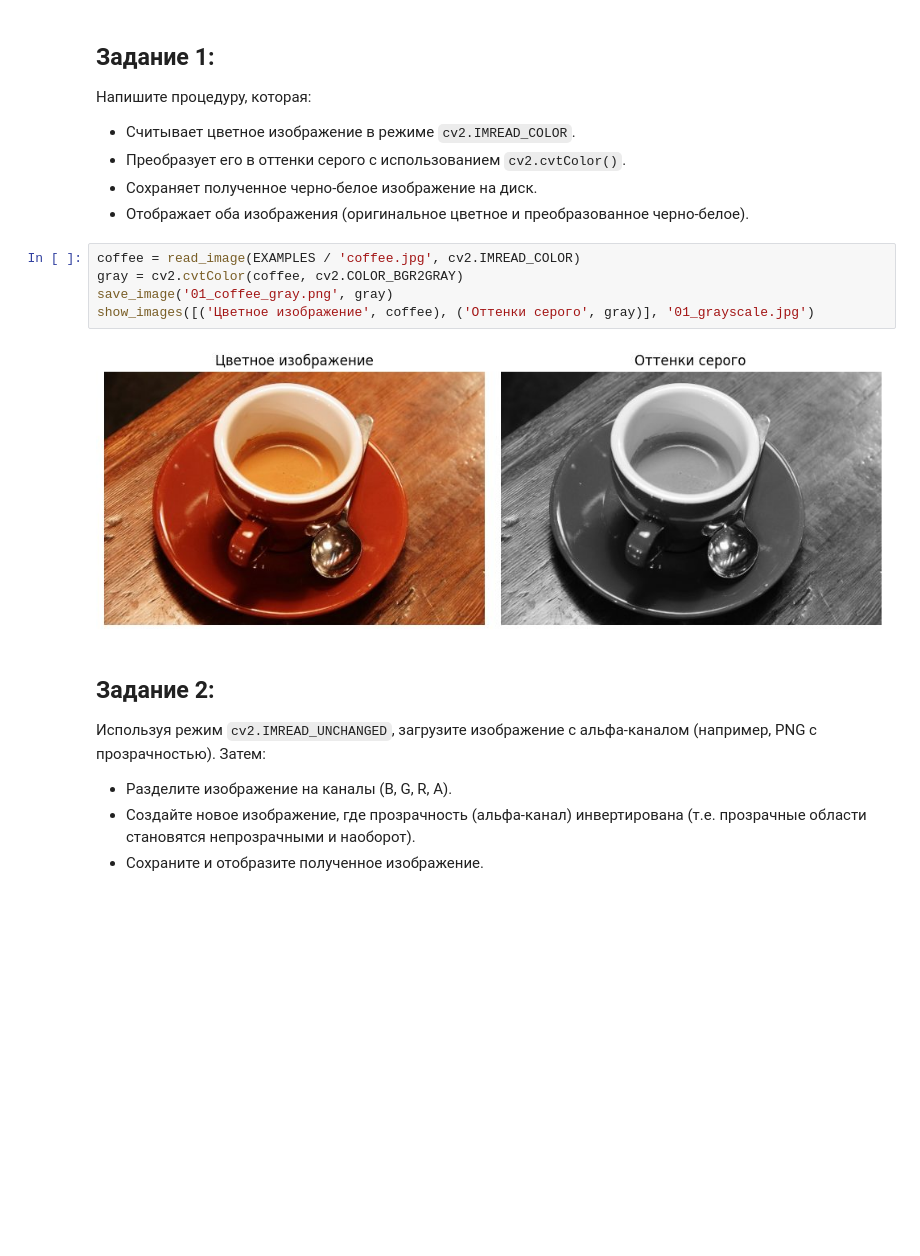
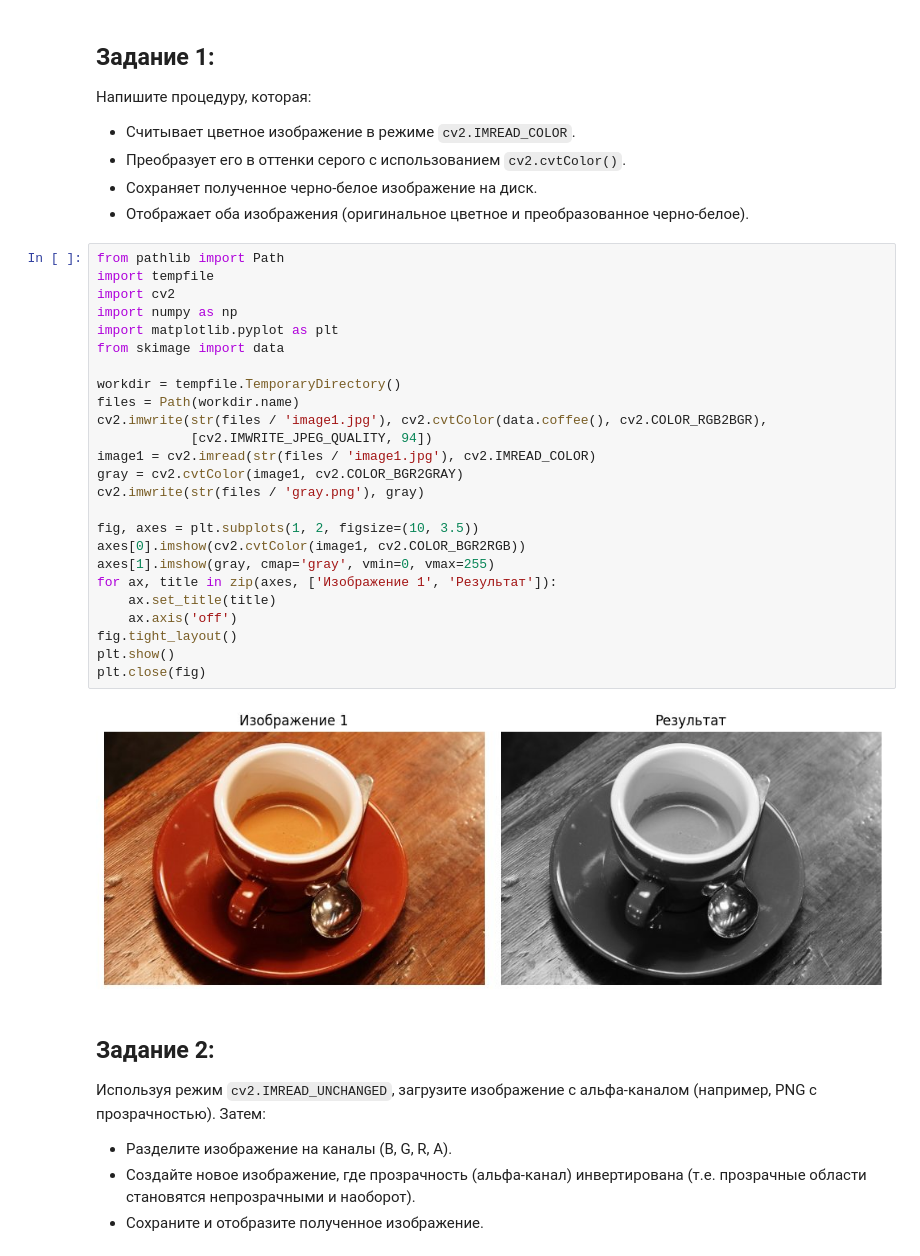
Before and after one commit to German121/image_processing, a Jupyter notebook: Задание 1/1A.ipynb, the cells around one changed output. Saved outputs shown, nothing was run; the diff lists cells and outputs as text; blank space fills up the shorter version.

```diff
--- a/Задание 1/1A.ipynb
+++ b/Задание 1/1A.ipynb
@@ -74,13 +10,33 @@ def save_image(name, image):
 - Преобразует его в оттенки серого с использованием `cv2.cvtColor()`.
 - Сохраняет полученное черно-белое изображение на диск.
 - Отображает оба изображения (оригинальное цветное и преобразованное черно-белое).
-# %%
-coffee = read_image(EXAMPLES / 'coffee.jpg', cv2.IMREAD_COLOR)
-gray = cv2.cvtColor(coffee, cv2.COLOR_BGR2GRAY)
-save_image('01_coffee_gray.png', gray)
-show_images([('Цветное изображение', coffee), ('Оттенки серого', gray)], '01_grayscale.jpg')
-# %% [output]
-[figure, removed]
+# %%
+from pathlib import Path
+import tempfile
+import cv2
+import numpy as np
+import matplotlib.pyplot as plt
+from skimage import data
+
+workdir = tempfile.TemporaryDirectory()
+files = Path(workdir.name)
+cv2.imwrite(str(files / 'image1.jpg'), cv2.cvtColor(data.coffee(), cv2.COLOR_RGB2BGR),
+            [cv2.IMWRITE_JPEG_QUALITY, 94])
+image1 = cv2.imread(str(files / 'image1.jpg'), cv2.IMREAD_COLOR)
+gray = cv2.cvtColor(image1, cv2.COLOR_BGR2GRAY)
+cv2.imwrite(str(files / 'gray.png'), gray)
+
+fig, axes = plt.subplots(1, 2, figsize=(10, 3.5))
+axes[0].imshow(cv2.cvtColor(image1, cv2.COLOR_BGR2RGB))
+axes[1].imshow(gray, cmap='gray', vmin=0, vmax=255)
+for ax, title in zip(axes, ['Изображение 1', 'Результат']):
+    ax.set_title(title)
+    ax.axis('off')
+fig.tight_layout()
+plt.show()
+plt.close(fig)
+# %% [output]
+[figure, added]
 # %% [markdown]
 ## Задание 2:
 Используя режим `cv2.IMREAD_UNCHANGED`, загрузите изображение с альфа-каналом (например, PNG с прозрачностью). Затем:
```
Also changed, not shown: parts of 24 cells of this notebook, 1 other file.
